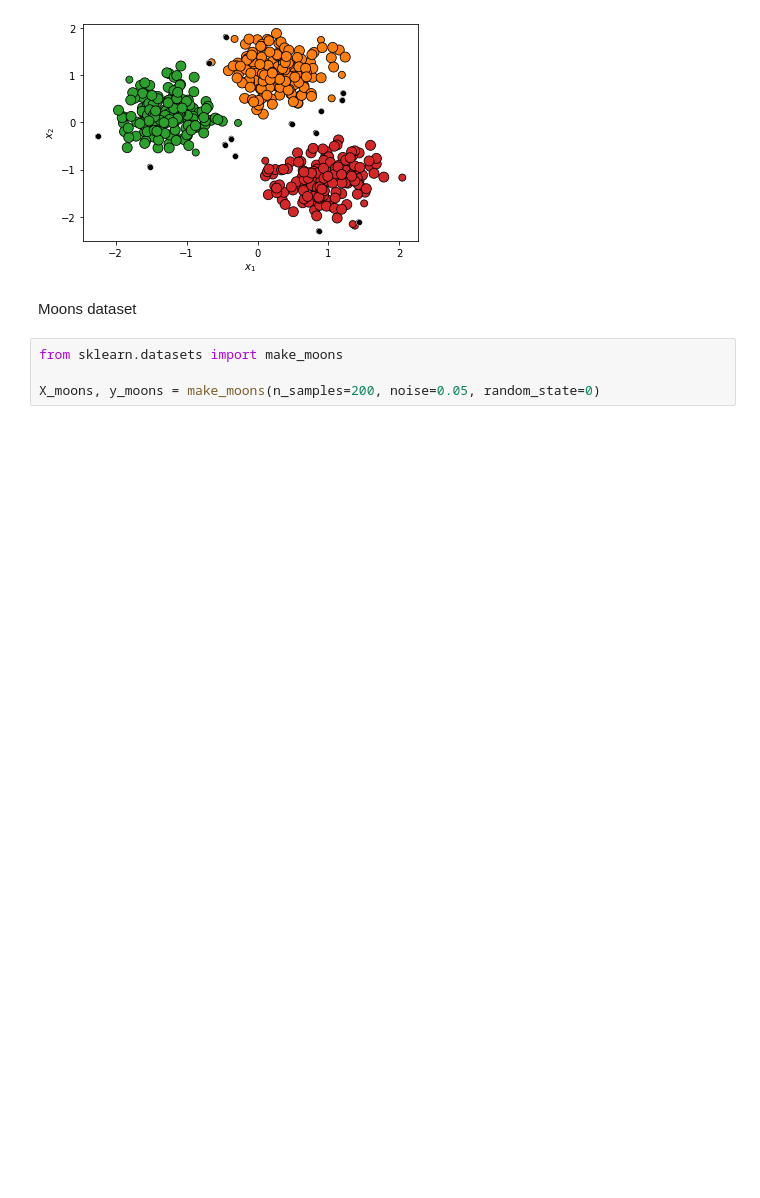
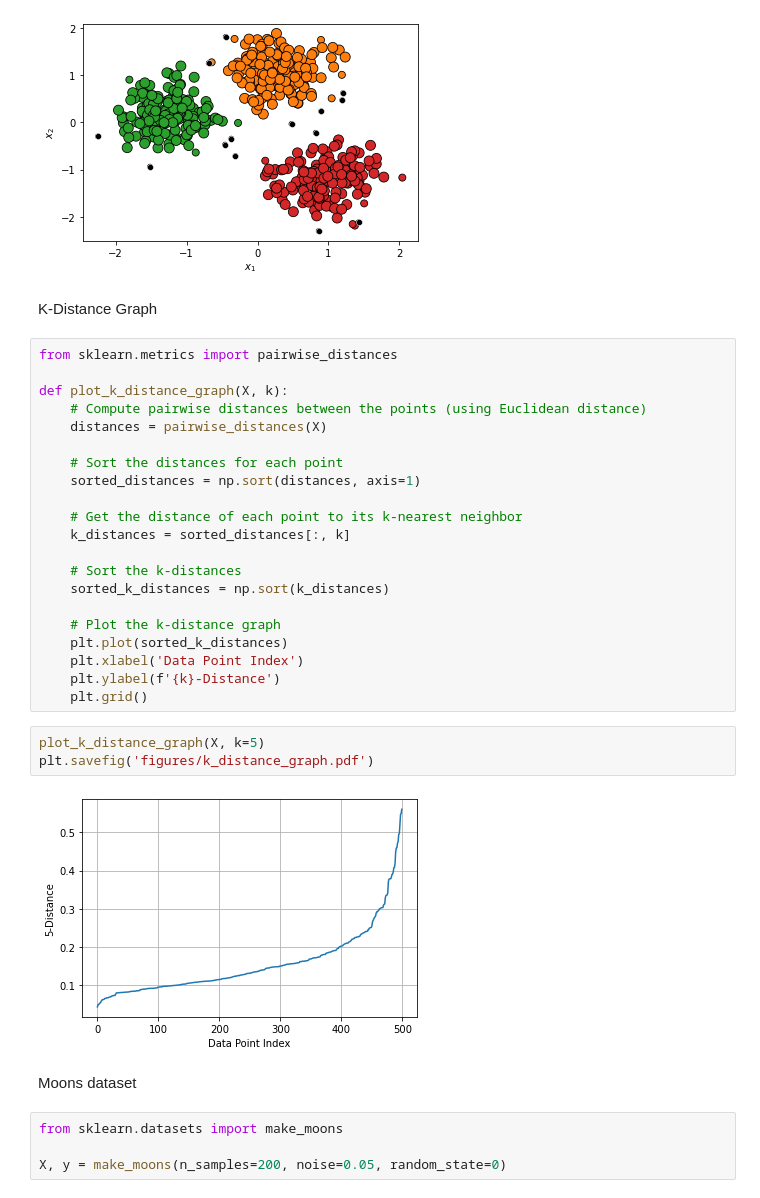
Before and after one commit to roiyeho/medium, a Jupyter notebook: dbscan/DBSCANDemo.ipynb, the cells around one changed output. Saved outputs shown, nothing was run; the diff lists cells and outputs as text; blank space fills up the shorter version.

Commit message:
Added k-distance graph

```diff
--- a/dbscan/DBSCANDemo.ipynb
+++ b/dbscan/DBSCANDemo.ipynb
@@ -85,10 +85,38 @@ plot_clusters(X, dbscan)
 plt.savefig('figures/blobs_dbscan.pdf')
 # %% [output]
 [figure]
+# %% [markdown]
+K-Distance Graph
+# %%
+from sklearn.metrics import pairwise_distances
+
+def plot_k_distance_graph(X, k):
+    # Compute pairwise distances between the points (using Euclidean distance)
+    distances = pairwise_distances(X)
+
+    # Sort the distances for each point
+    sorted_distances = np.sort(distances, axis=1)
+
+    # Get the distance of each point to its k-nearest neighbor
+    k_distances = sorted_distances[:, k]
+
+    # Sort the k-distances
+    sorted_k_distances = np.sort(k_distances)
+
+    # Plot the k-distance graph
+    plt.plot(sorted_k_distances)
+    plt.xlabel('Data Point Index')
+    plt.ylabel(f'{k}-Distance')
+    plt.grid()
+# %%
+plot_k_distance_graph(X, k=5)
+plt.savefig('figures/k_distance_graph.pdf')
+# %% [output]
+[figure, added]
 # %% [markdown]
 Moons dataset
 # %%
 from sklearn.datasets import make_moons
 
-X_moons, y_moons = make_moons(n_samples=200, noise=0.05, random_state=0)
+X, y = make_moons(n_samples=200, noise=0.05, random_state=0)
 # %%
```
Also changed, not shown: parts of 2 cells of this notebook, 5 other files.
